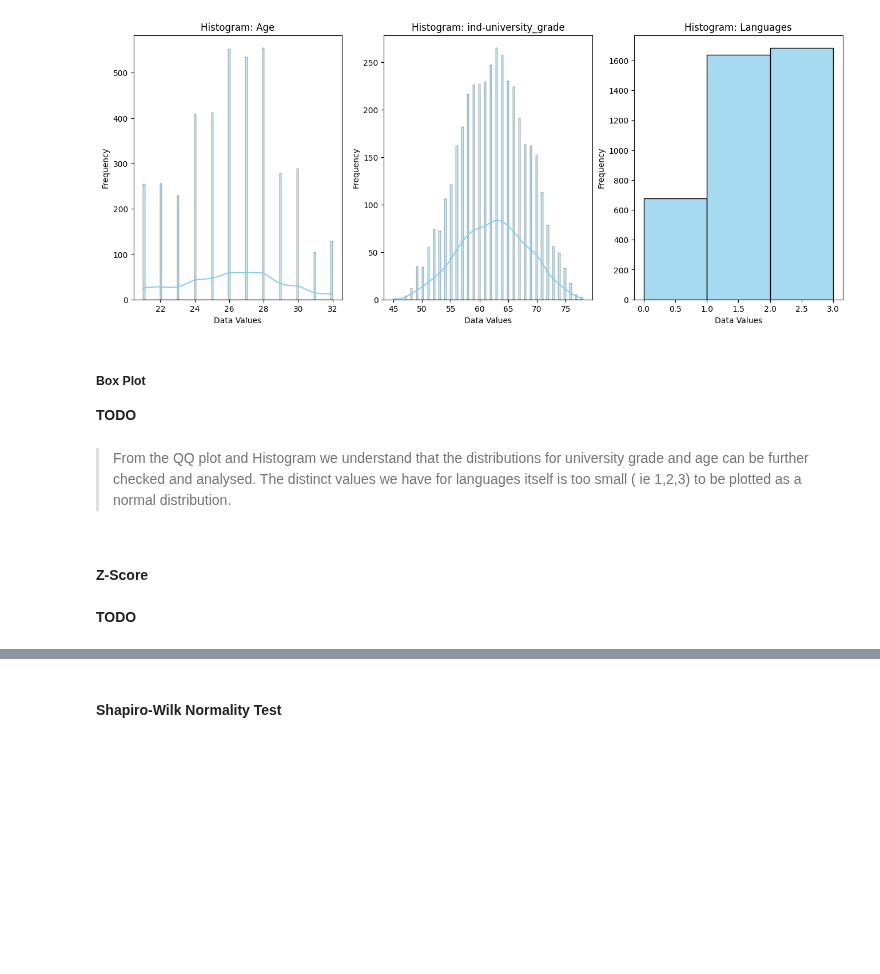
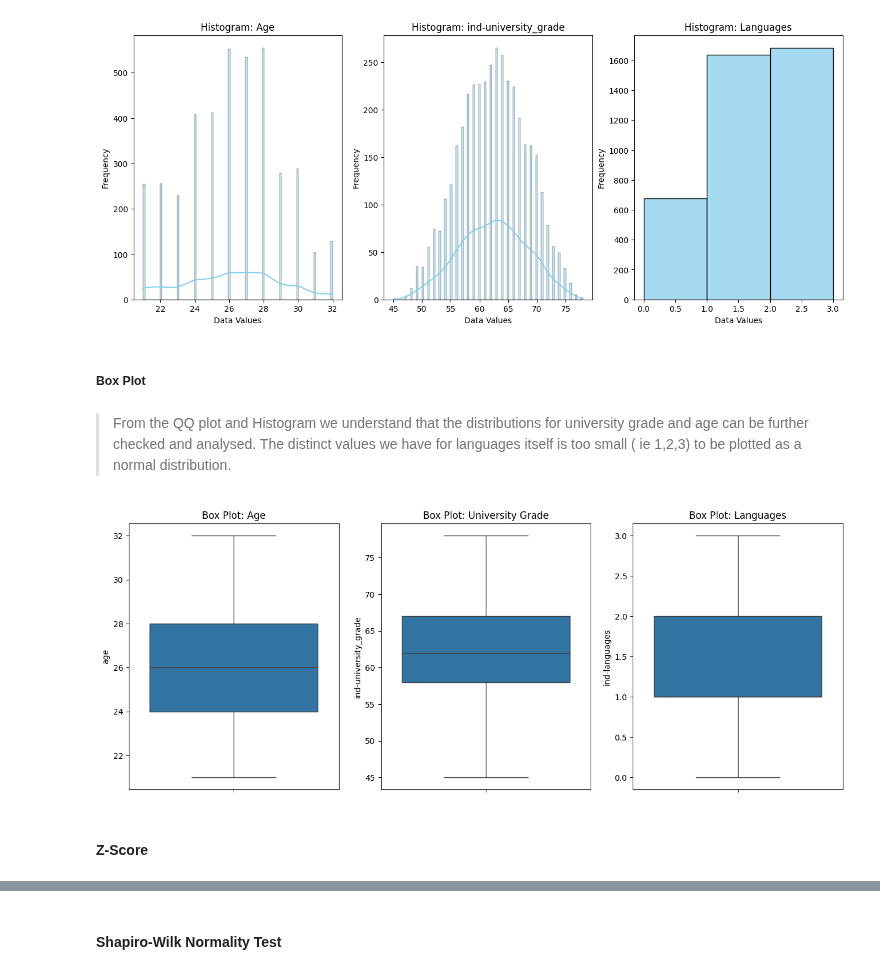
Before and after one commit to sreehariprathap/Data-Analysis--Maths---Algorithms, a Jupyter notebook: Week-4/Group4-ProblemAnalysis2.ipynb, the cells around one changed output, grey strips where cells are left out. Drawn from its saved outputs; the diff is of its cells as text; code cells hidden in the pictures; blank space fills up the shorter version.

Commit message:
added box plots, T score and z-score  Tasks

```diff
--- a/Week-4/Group4-ProblemAnalysis2.ipynb
+++ b/Week-4/Group4-ProblemAnalysis2.ipynb
@@ -110,11 +114,22 @@ plt.show()
 [figure]
 # %% [markdown]
 ##### **Box Plot**
-
-**TODO**
 # %% [markdown]
 > From the QQ plot and Histogram we understand that the distributions for university grade and age can be further checked and analysed. The distinct values we have for languages itself is too small ( ie 1,2,3) to be plotted as a normal distribution.
+# %%
+fig, ax = plt.subplots(ncols=3, nrows=1, figsize=(16, 6))
+
+sns.boxplot(y=df['age'], ax=ax[0])
+ax[0].set_title('Box Plot: Age')
+
+sns.boxplot(y=df['ind-university_grade'], ax=ax[1])
+ax[1].set_title('Box Plot: University Grade')
+
+sns.boxplot(y=df['ind-languages'], ax=ax[2])
+ax[2].set_title('Box Plot: Languages')
+
+plt.show()
+# %% [output]
+[figure, added]
 # %% [markdown]
 #### **Z-Score**
-# %% [markdown]
-**TODO**
```
Also changed, not shown: parts of 8 cells of this notebook, 2 other files.
